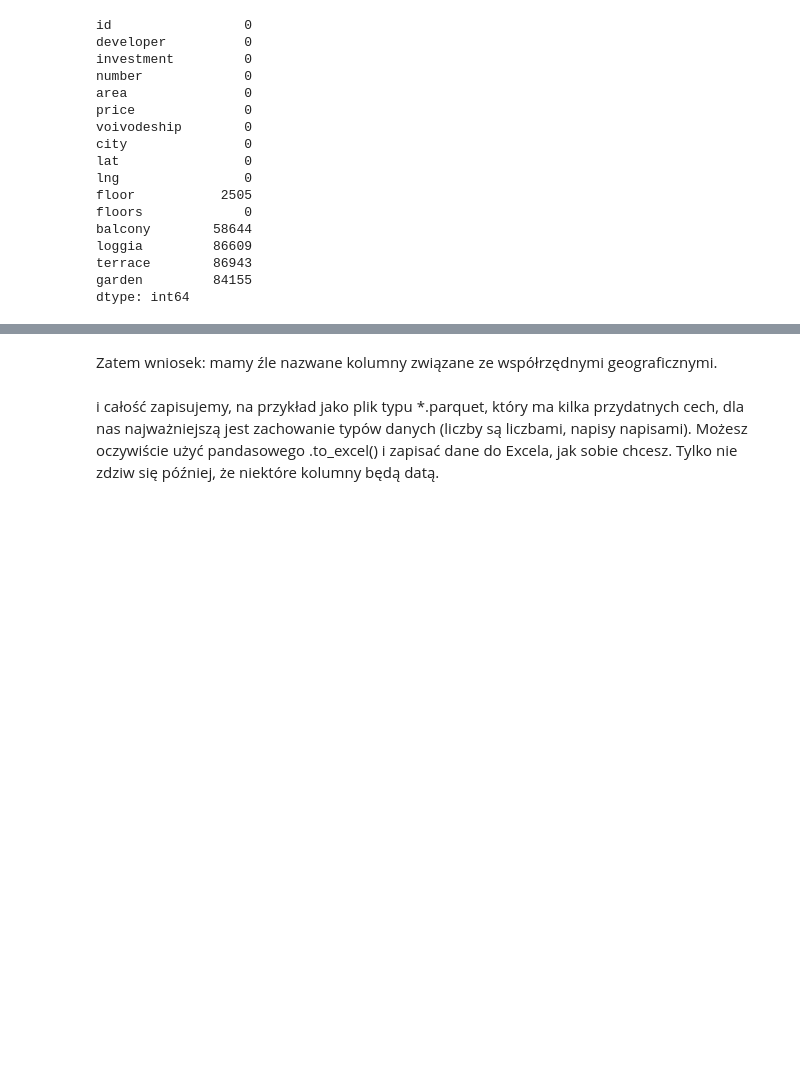
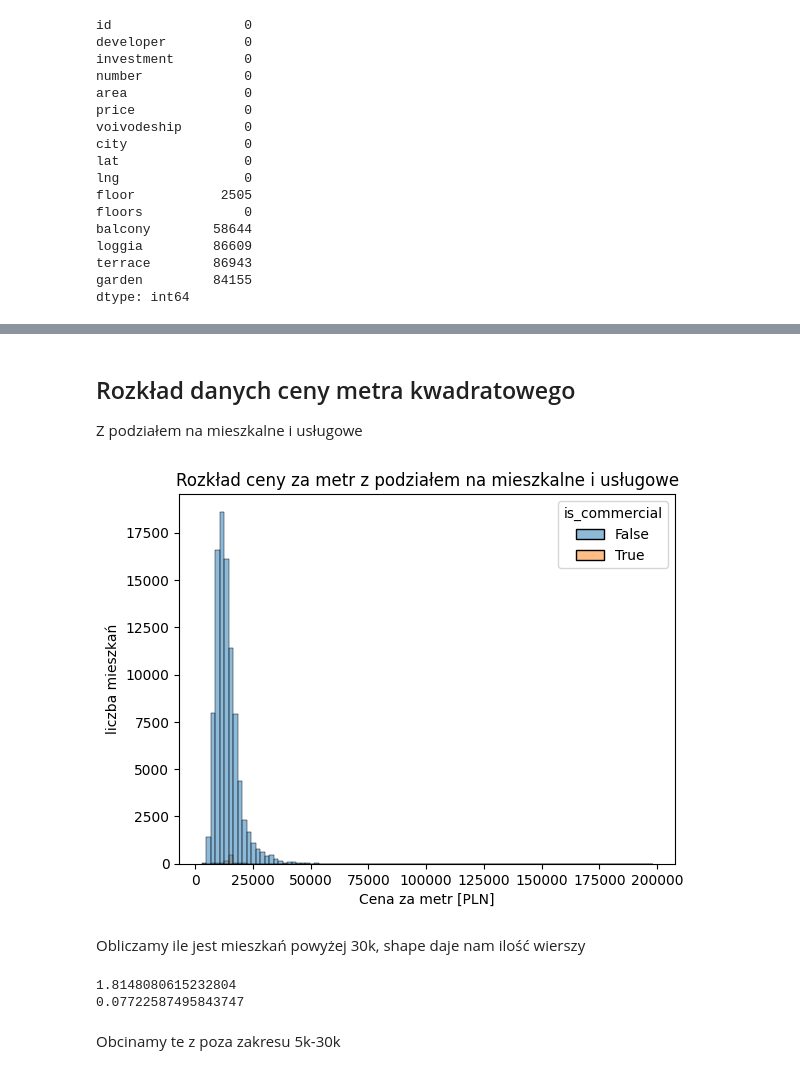
Before and after one commit to kotlarekm/Mieszkania, a Jupyter notebook: 1_obrobka_danych.ipynb, the cells around one changed output, grey strips where cells are left out. Saved outputs shown, nothing was run; the diff lists cells and outputs as text; code cells hidden in the pictures; blank space fills up the shorter version.

```diff
--- a/1_obrobka_danych.ipynb
+++ b/1_obrobka_danych.ipynb
@@ -113,5 +96,3 @@ df = df[~df["city"].isna()]
-# %%
-df = df[~df["city"].isna()]
 # %%
 df.isnull().sum()
 # %% [output]
@@ -139,3 +116,3 @@ Floor uzupełbniamy -1 bo to nie są miejsca na parterze, tylko domki jednorodzi
 # %%
-df[["balcony","garden", "terrace","loggia"]] = df[["balcony","garden","terrace","loggia"]].fillna(value=0)
+df[['terrace','garden','loggia','balcony']] = df[['terrace','garden','loggia','balcony']].fillna(0)
 df["floor"] = df["floor"].fillna(-1)
@@ -251,2 +163,0 @@ plt.show()
-# %%
-df = df.query("price_m2>=5000 & price_m2 <= 30000")
@@ -285,2 +163,0 @@ plt.show()
-# %%
-df = df.query("area <= 200")
@@ -318,2 +163,0 @@ plt.show()
-# %% [markdown]
- Zatem wniosek: mamy źle nazwane kolumny związane ze współrzędnymi geograficznymi.
@@ -322,4 +163,0 @@ df = df.rename(columns={"lng": "lat", "lat": "lng"})
-# %% [markdown]
-
-i całość zapisujemy, na przykład jako plik typu *.parquet, który ma kilka przydatnych cech, dla nas najważniejszą jest zachowanie typów danych (liczby są liczbami, napisy napisami).
-Możesz oczywiście użyć pandasowego .to_excel() i zapisać dane do Excela, jak sobie chcesz. Tylko nie zdziw się później, że niektóre kolumny będą datą.
@@ -328,0 +164,25 @@ df.to_parquet("ceny_mieszkan_v1.parquet", index=False)
+# %% [markdown]
+## Rozkład danych ceny metra kwadratowego
+Z podziałem na mieszkalne i usługowe
+# %%
+g = sns.histplot(
+    x=df["price_m2"],
+    bins=100,
+    hue=df["is_commercial"])
+plt.xlabel("Cena za metr [PLN]")
+plt.ylabel("liczba mieszkań")
+plt.title("Rozkład ceny za metr z podziałem na mieszkalne i usługowe")
+
+plt.show(g)
+# %% [output]
+[figure, added]
+# %% [markdown]
+Obliczamy ile jest mieszkań powyżej 30k, shape daje nam ilość wierszy
+# %%
+print(100 * df[df["price_m2"] > 30000].shape[0]/df.shape[0])
+print(100 * df[df["price_m2"] < 5000].shape[0]/df.shape[0])
+# %% [output]
+1.8148080615232804
+0.07722587495843747
+# %% [markdown]
+Obcinamy te z poza zakresu 5k-30k
```
Also changed, not shown: parts of 67 cells of this notebook, 1 other file.
